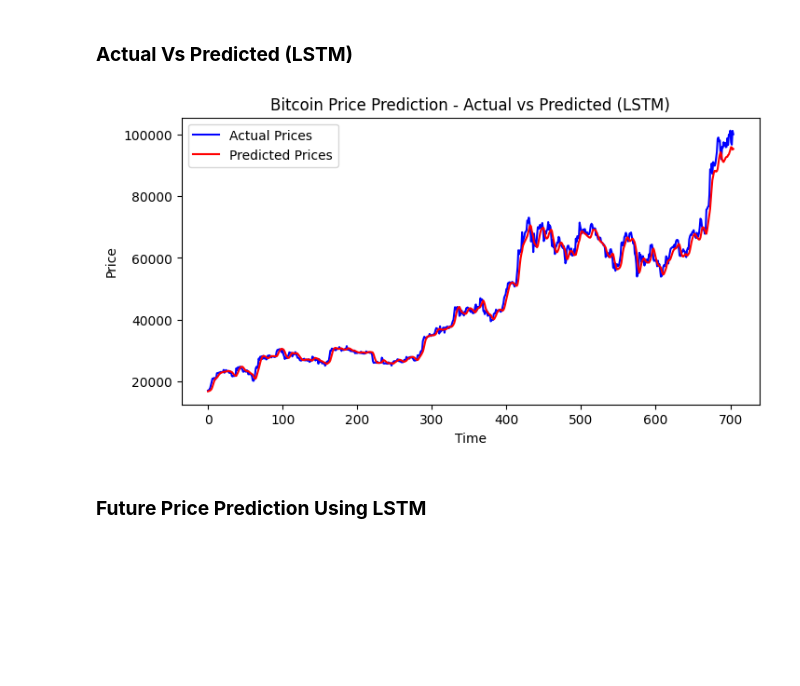
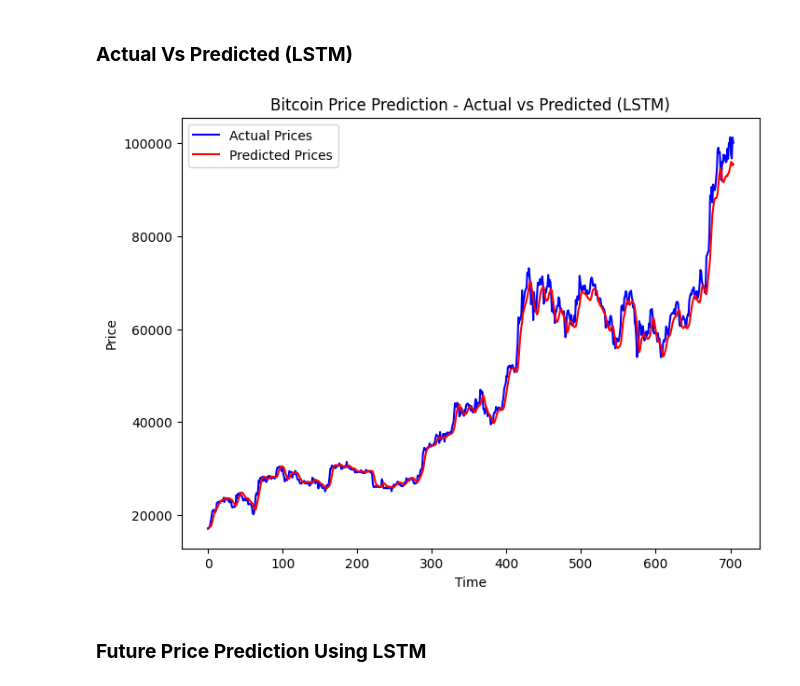
Before and after one commit to HassanFrazKhan/Bitcoin-Prices-Predicting-with-ML-, a Jupyter notebook: Bitcoin_Prices_Predicting_with_ML.ipynb, the cells around one changed output. Cells and saved outputs as stored; diff of their text form; code cells hidden in the pictures; blank space fills up the shorter version.

```diff
--- a/Bitcoin_Prices_Predicting_with_ML.ipynb
+++ b/Bitcoin_Prices_Predicting_with_ML.ipynb
@@ -292,16 +293,16 @@ R² Score: 0.9883435816554161
 ### **Actual Vs Predicted (LSTM)**
 # %%
 # Plot actual vs. predicted values
-plt.figure(figsize=(8, 4))
+plt.figure(figsize=(8, 6))
 plt.plot(y_test_unscaled, color='blue', label='Actual Prices')
 plt.plot(test_predictions_unscaled, color='red', label='Predicted Prices')
 plt.title('Bitcoin Price Prediction - Actual vs Predicted (LSTM)')
 plt.xlabel('Time')
 plt.ylabel('Price')
 plt.legend()
 plt.show()
 # %% [output]
-[figure, old version]
+[figure, new version]
 # %% [markdown]
 ### **Future Price Prediction Using LSTM**
 # %%
```
Also changed, not shown: parts of 3 cells of this notebook.
